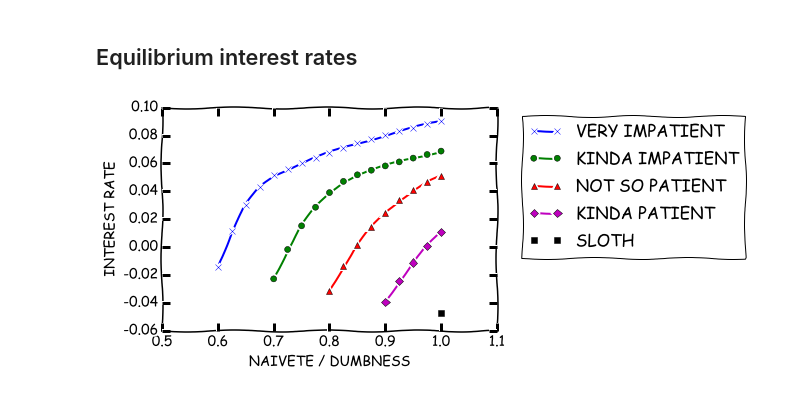
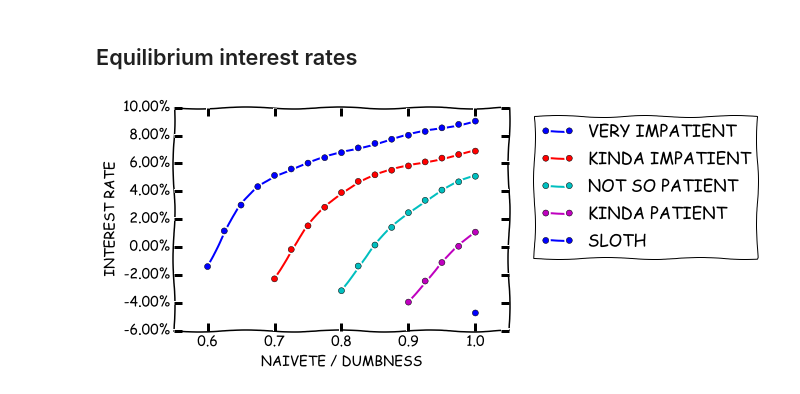
Before and after one commit to stanmart/ma-thesis-ceu, a Jupyter notebook: huggett/huggett_nb.ipynb, the cells around one changed output. Cells and saved outputs as stored; diff of their text form; code cells hidden in the pictures.

```diff
--- a/huggett/huggett_nb.ipynb
+++ b/huggett/huggett_nb.ipynb
@@ -88,25 +91,36 @@ plt.show()
 # %% [markdown]
 ## Equilibrium interest rates
 # %%
-plt.figure()
+EQRS = []
+
 for i in range(len(PARAMS)):
     with ProcessPoolExecutor(max_workers=8) as executor:
-        Gz = []
+        RS = []
         for (p, r) in zip(PARAMS[i], executor.map(paramfun, PARAMS[i])):
-            Gz.append((p['betahat'], r))
+            RS.append((p['beta'], p['betahat'], r[0]))
     executor.shutdown()
-    G = list(zip(*Gz))
-    plt.plot(G[0], G[1], MARKERS[i])
-plt.legend(['VERY IMPATIENT',
-            'KINDA IMPATIENT',
-            'NOT SO PATIENT',
-            'KINDA PATIENT',
-            'SLOTH'],
-           bbox_to_anchor=(1.05, 1),
-           loc=2
-           )
-plt.xlabel('NAIVETE / DUMBNESS')
-plt.ylabel('INTEREST RATE')
-plt.show()
+    EQRS.append(pd.DataFrame(RS,  columns=['beta', 'betahat', 'r']))
+
+EQDF = pd.concat(EQRS)
+EQDF.columns = ['beta', 'betahat', 'r']
-# %% [output]
-[figure, removed]
+# %%
+figr, axr = plt.subplots(1,1)
+for df in EQRS:
+    df.plot(x='betahat', y='r', ax=axr, marker='o')
+
+axr.legend(['VERY IMPATIENT',
+            'KINDA IMPATIENT',
+            'NOT SO PATIENT',
+            'KINDA PATIENT',
+            'SLOTH'],
+           bbox_to_anchor=(1.05, 1),
+           loc=2
+           )
+axr.set_xlabel('NAIVETE / DUMBNESS')
+axr.set_ylabel('INTEREST RATE')
+axr.set_xlim([0.55, 1.05])
+vals = axr.get_yticks()
+axr.set_yticklabels(['{:3.2f}%'.format(x*100) for x in vals])
+plt.show()
+# %% [output]
+[figure, added]
```
Also changed, not shown: parts of 4 cells of this notebook, 2 other files.
